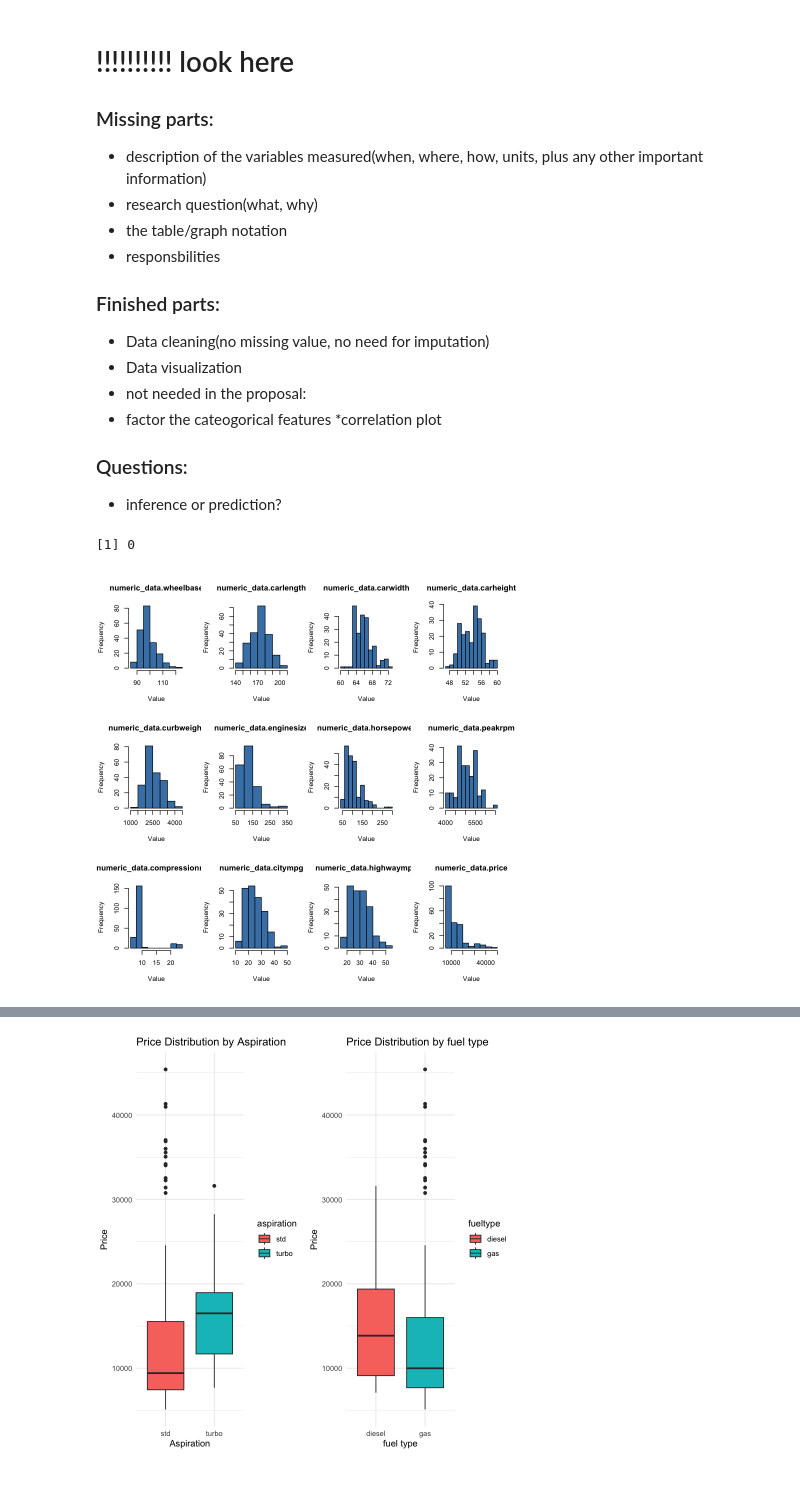
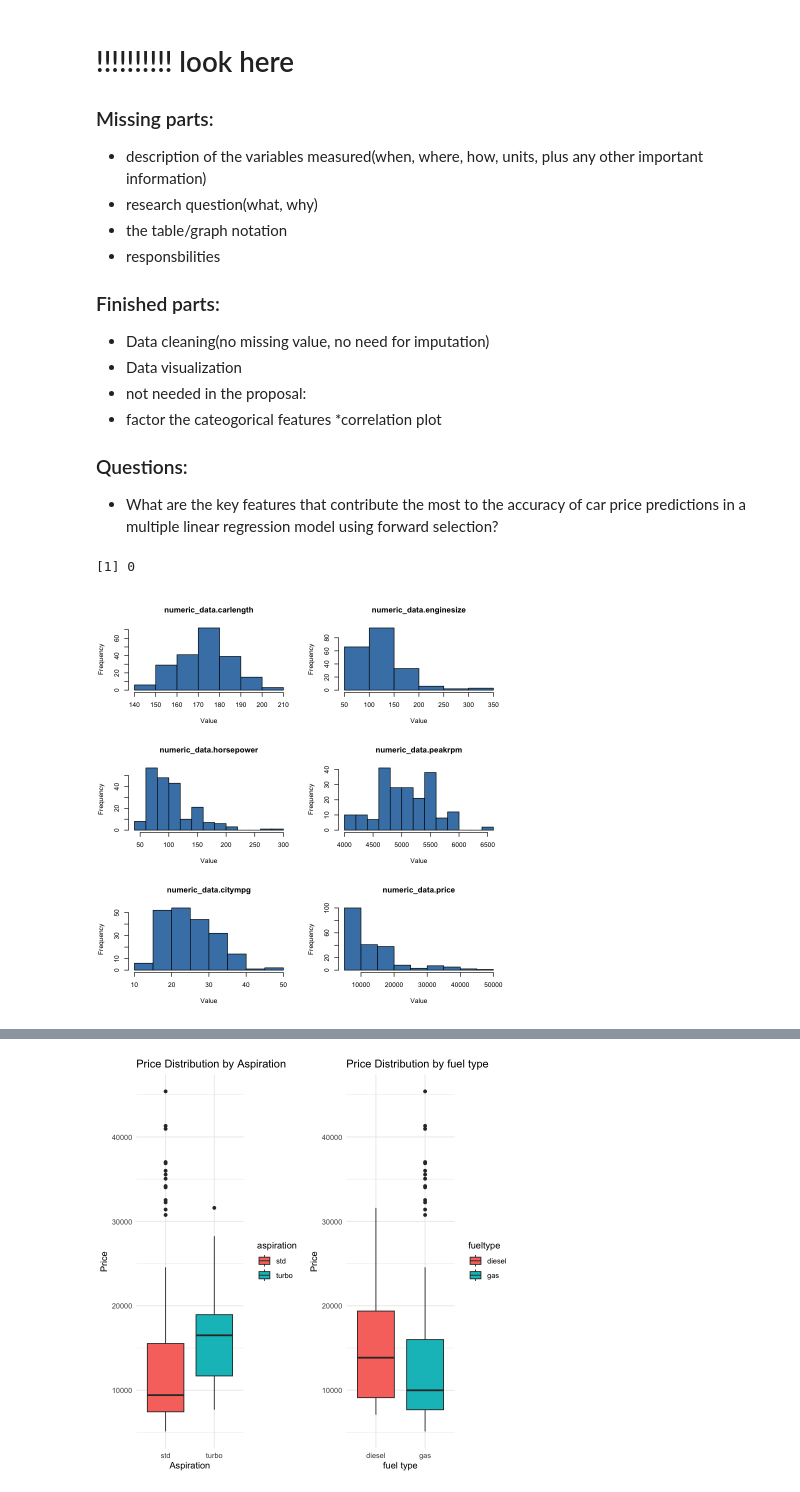
Before and after one commit to SelinaWang11/Stat306-group-project, a Jupyter notebook: proposal.ipynb, the cells around one changed output, grey strips where cells are left out. Cells and saved outputs as stored; diff of their text form; code cells hidden in the pictures.

```diff
--- a/proposal.ipynb
+++ b/proposal.ipynb
@@ -54,0 +72,9 @@ A data.frame: 6 x 26
+# %%
+selected_columns <- c("fueltype", "aspiration", "doornumber", "carbody", "drivewheel",
+                      "enginelocation", "carlength", "enginesize", "cylindernumber",
+                      "fuelsystem", "horsepower", "peakrpm", "citympg", "price")
+
+car_data <- car_data[selected_columns]
+
+
+head(car_data)
@@ -88,7 +124,7 @@ summary(car_data)
 *correlation plot
 
 ### Questions:
-* inference or prediction?
+* What are the key features that contribute the most to the accuracy of car price predictions in a multiple linear regression model using forward selection?
 # %%
 #check if there is any missing value
 missing_value <- sum(is.na(car_data))
@@ -98,27 +134,20 @@ missing_value
 # %%
 numeric_data <- car_data %>% select_if(is.numeric)
 
-par(mfrow = c(3, 4))
+par(mfrow = c(3, 2))
 car_data_n <- data.frame(
-  numeric_data$wheelbase,
   numeric_data$carlength,
-  numeric_data$carwidth,
-  numeric_data$carheight,
-  numeric_data$curbweight,
   numeric_data$enginesize,
   numeric_data$horsepower,
   numeric_data$peakrpm,
-  numeric_data$compressionratio,
   numeric_data$citympg,
-  numeric_data$highwaympg,
-  numeric_data$price)
-
-
+  numeric_data$price
+)
 
 for (i in 1:ncol(car_data_n)) {
   hist(car_data_n[[i]], main = colnames(car_data_n)[i], xlab = "Value", col = "steelblue", border = "black")
 }
 # %% [output]
-[figure, old version]
+[figure, new version]
 # %%
 plots <- list()
```
Also changed, not shown: parts of 5 cells of this notebook, 1 other file.
